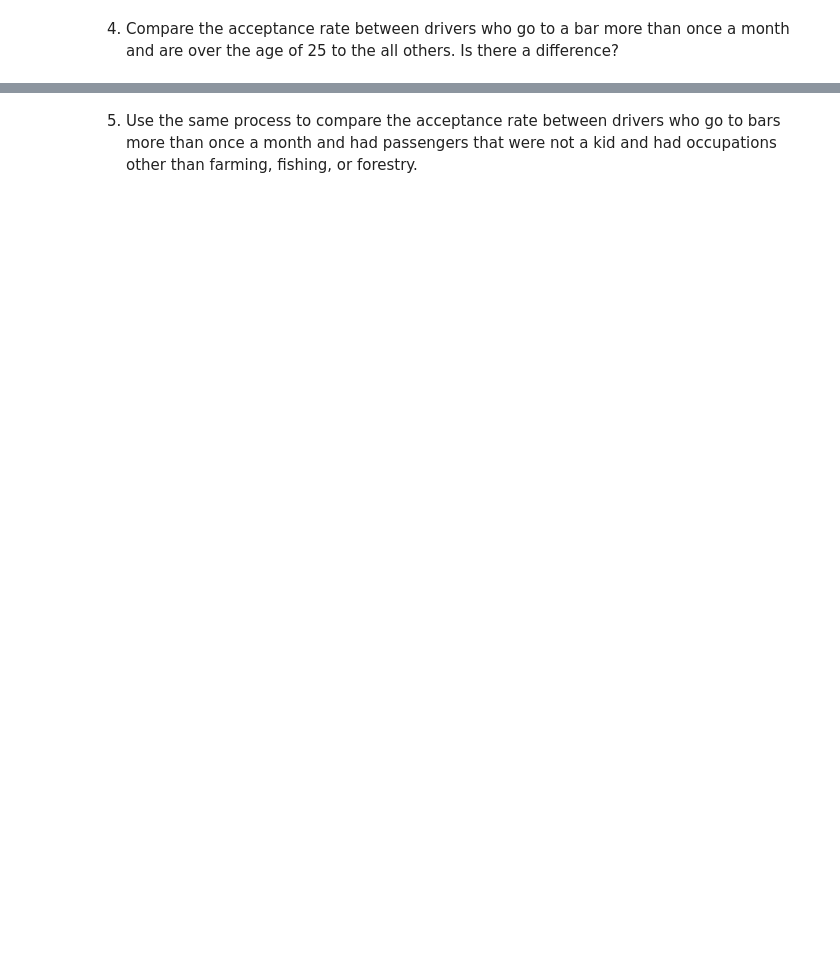
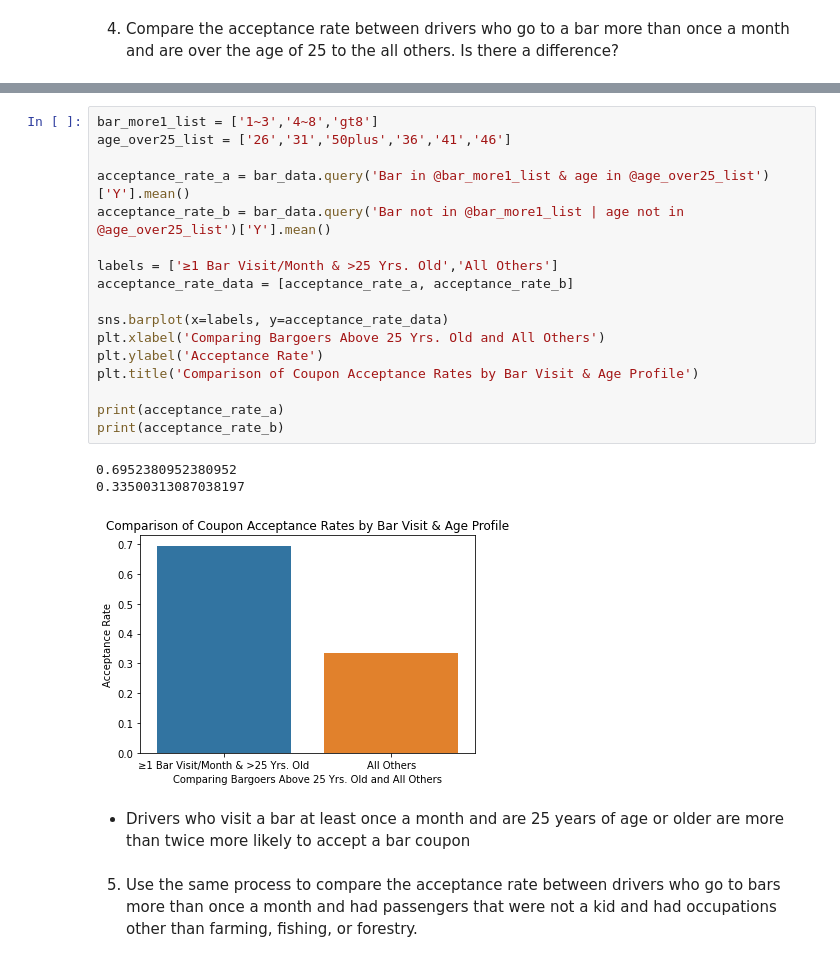
Before and after one commit to hanwoonglee1/BerkeleyMLAIProject1, a Jupyter notebook: practical_application_prompt_5.1.ipynb, the cells around one changed output, grey strips where cells are left out. Drawn from its saved outputs; the diff is of its cells as text; blank space fills up the shorter version.

```diff
--- a/practical_application_prompt_5.1.ipynb
+++ b/practical_application_prompt_5.1.ipynb
@@ -416,2 +425,25 @@ percentage_grapher(bar_data.query('Bar in @bar_more1_list & age in @age_over25_l
+# %%
+bar_more1_list = ['1~3','4~8','gt8']
+age_over25_list = ['26','31','50plus','36','41','46']
+
+acceptance_rate_a = bar_data.query('Bar in @bar_more1_list & age in @age_over25_list')['Y'].mean()
+acceptance_rate_b = bar_data.query('Bar not in @bar_more1_list | age not in @age_over25_list')['Y'].mean()
+
+labels = ['≥1 Bar Visit/Month & >25 Yrs. Old','All Others']
+acceptance_rate_data = [acceptance_rate_a, acceptance_rate_b]
+
+sns.barplot(x=labels, y=acceptance_rate_data)
+plt.xlabel('Comparing Bargoers Above 25 Yrs. Old and All Others')
+plt.ylabel('Acceptance Rate')
+plt.title('Comparison of Coupon Acceptance Rates by Bar Visit & Age Profile')
+
+print(acceptance_rate_a)
+print(acceptance_rate_b)
+# %% [output]
+0.6952380952380952
+0.33500313087038197
+[figure, added]
+# %% [markdown]
+* Drivers who visit a bar at least once a month and are 25 years of age or older are more than twice more likely to accept a bar coupon
 # %% [markdown]
 5. Use the same process to compare the acceptance rate between drivers who go to bars more than once a month and had passengers that were not a kid and had occupations other than farming, fishing, or forestry.
```
Also changed, not shown: parts of 152 cells of this notebook.
